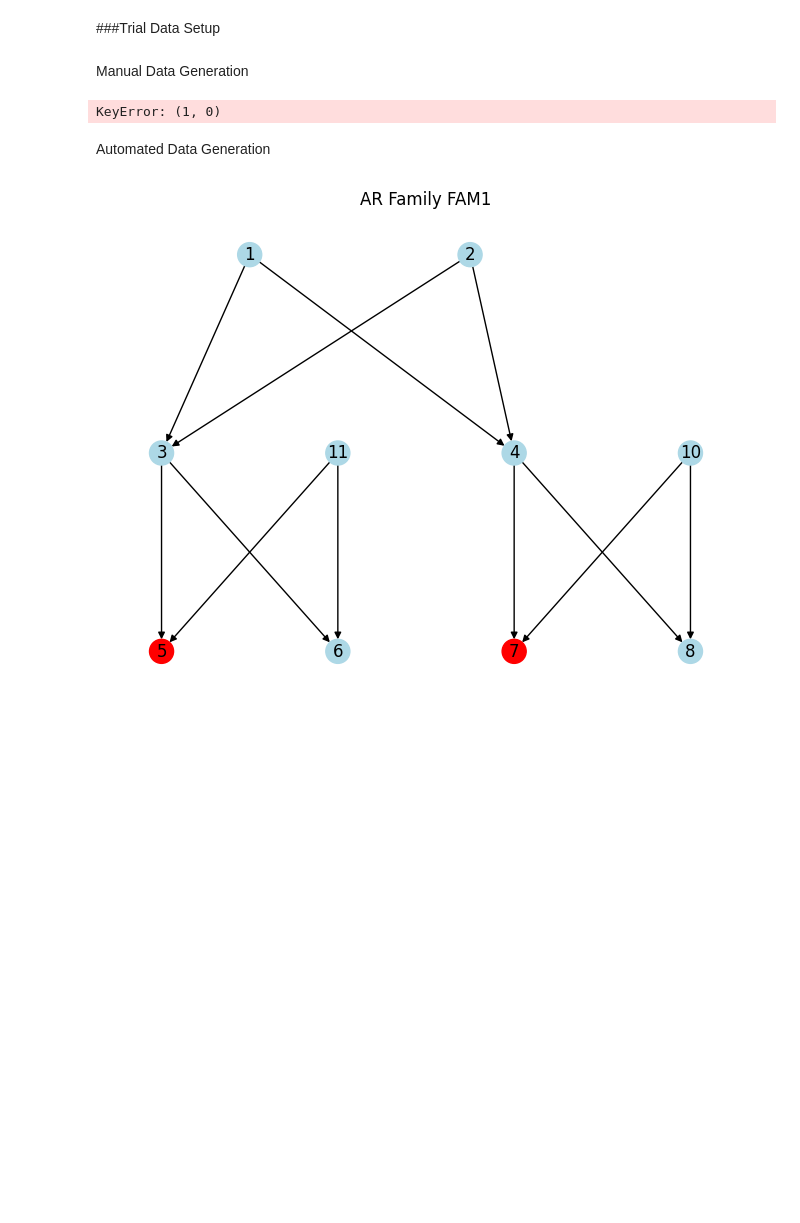
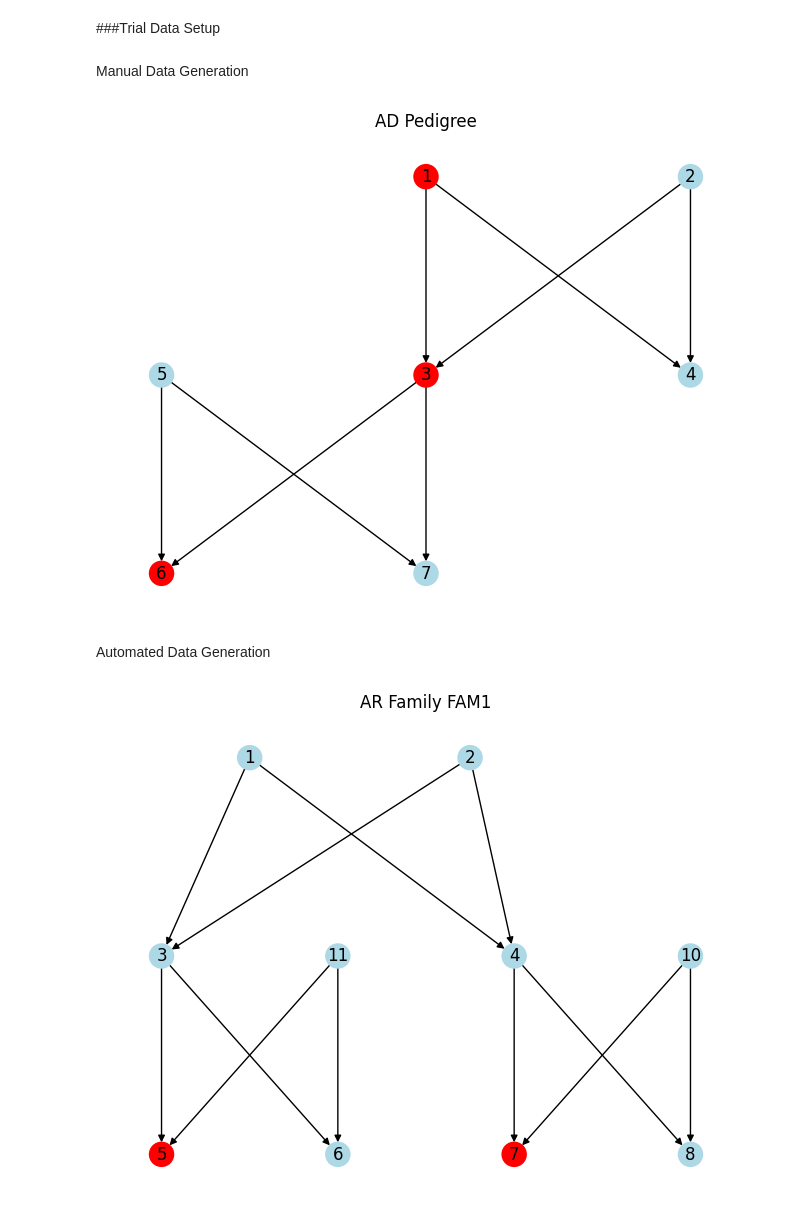
Before and after one commit to taylorngt/PedNet, a Jupyter notebook: SegregationScoring.ipynb, the cells around one changed output. Drawn from its saved outputs; the diff is of its cells as text; code cells hidden in the pictures; blank space fills up the shorter version.

```diff
--- a/SegregationScoring.ipynb
+++ b/SegregationScoring.ipynb
@@ -1047,13 +1186,13 @@ DF_ad = pedfile_readin('ad_complete.ped')
 DF_ar = pedfile_readin('ar_complete.ped')
 G_ad = construct_pedigree_graph(DF_ad)
 G_ar = construct_pedigree_graph(DF_ar)
+# %%
+plot_pedigree_tree(G_ad, title= 'AD Pedigree')
+# %% [output]
+[figure, added]
 # %%
 vars_AD = simulate_variant_table(G_ad, 'AD')
 vars_AR = simulate_variant_table(G_ar, 'AR')
-# %%
-print(vars_AD['chr1:100000_A>T'][1,0])
-# %% [output]
-KeyError: (1, 0)
 # %% [markdown]
 Automated Data Generation
 # %%
```
Also changed, not shown: parts of 18 cells of this notebook.
